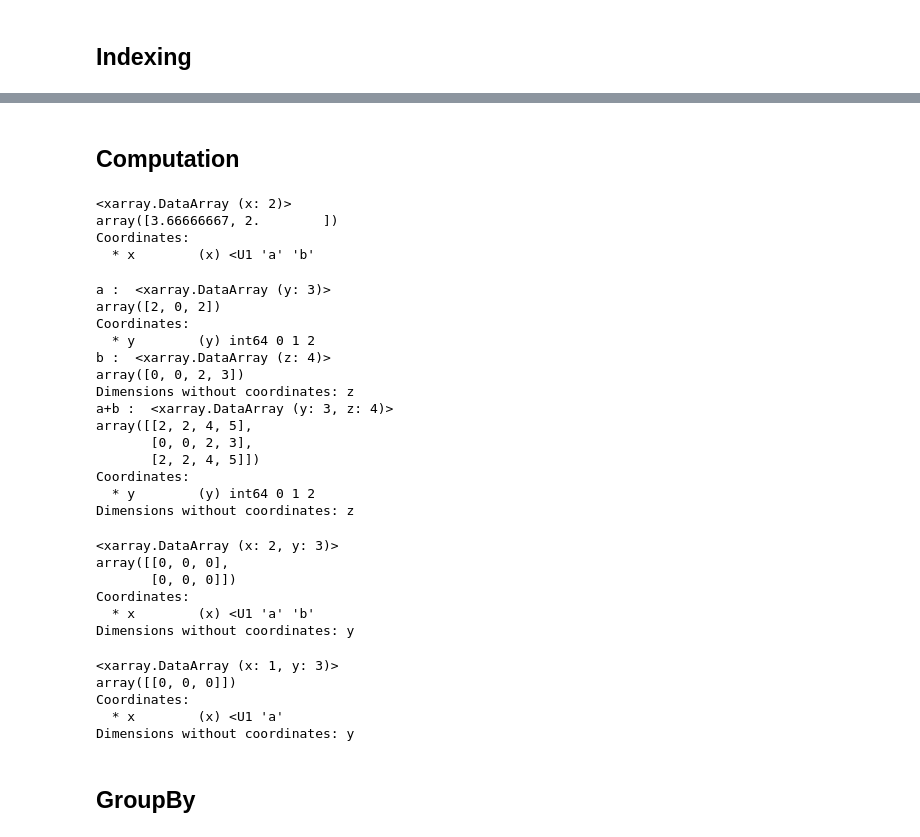
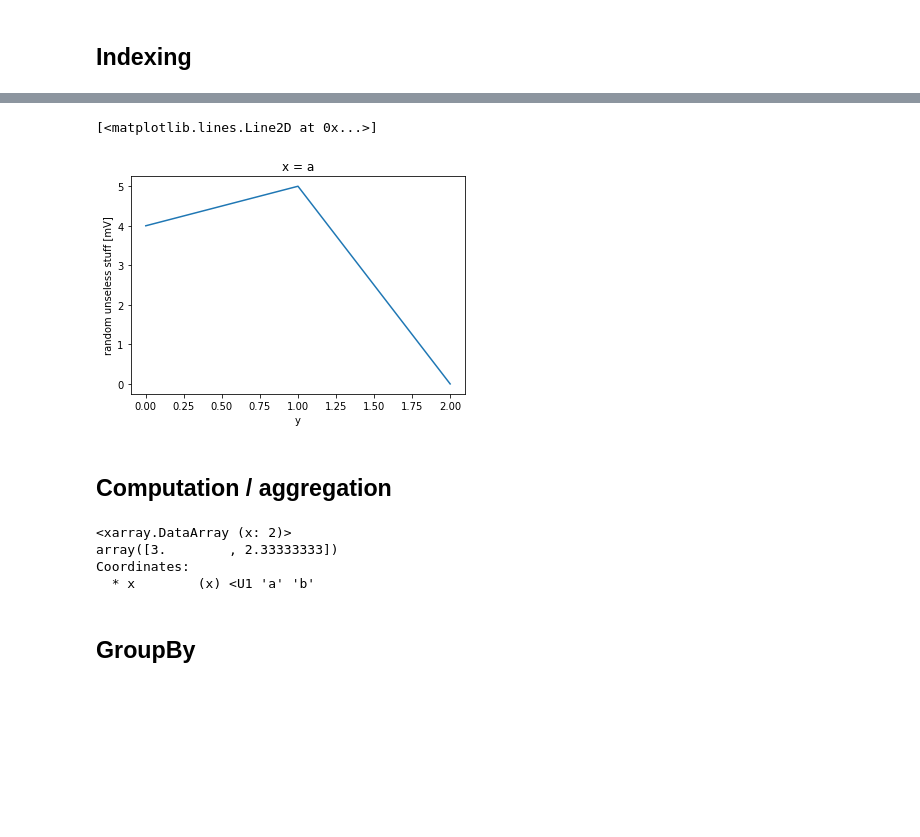
Before and after one commit to samuelgarcia/gdr_neuralnet_school_2021_day1_python, a Jupyter notebook: notebooks/xarray.ipynb, the cells around one changed output, grey strips where cells are left out. Saved outputs shown, nothing was run; the diff lists cells and outputs as text; code cells hidden in the pictures; blank space fills up the shorter version.

```diff
--- a/notebooks/xarray.ipynb
+++ b/notebooks/xarray.ipynb
@@ -64,0 +95,4 @@ Dimensions without coordinates: y
+# %%
+data.attrs['long_name'] = 'random unseless stuff'
+data.attrs['units'] = 'mV'
+data
@@ -65,58 +109,17 @@ Dimensions without coordinates: y
+# %%
+data.sel(x='a').plot()
+# %% [output]
+[<matplotlib.lines.Line2D at 0x...>]
+[figure, added]
 # %% [markdown]
-## Computation
+## Computation / aggregation
 # %%
-# très similaire numpy
-# data + 10
-# np.sin(data)
-# data.T
-# data.sum()
-
 # mais on peut utiliser les noms des axes au lieu de leur numéro
 data.mean(dim='y')
 # %% [output]
 <xarray.DataArray (x: 2)>
-array([3.66666667, 2.        ])
+array([3.        , 2.33333333])
 Coordinates:
   * x        (x) <U1 'a' 'b'
-# %%
-# Plus besoin de gerer l'ajout de nouvel ax (new_axis)
-a = xr.DataArray(np.random.randint(3, size=(3)), [data.coords['y']])
-b = xr.DataArray(np.random.randint(4, size=(4)), dims='z')
-
-print('a : ', a)
-print('b : ', b)
-print('a+b : ', a+b)
-# %% [output]
-a :  <xarray.DataArray (y: 3)>
-array([2, 0, 2])
-Coordinates:
-  * y        (y) int64 0 1 2
-b :  <xarray.DataArray (z: 4)>
-array([0, 0, 2, 3])
-Dimensions without coordinates: z
-a+b :  <xarray.DataArray (y: 3, z: 4)>
-array([[2, 2, 4, 5],
-       [0, 0, 2, 3],
-       [2, 2, 4, 5]])
-Coordinates:
-  * y        (y) int64 0 1 2
-Dimensions without coordinates: z
-# %%
-data - data.T
-# %% [output]
-<xarray.DataArray (x: 2, y: 3)>
-array([[0, 0, 0],
-       [0, 0, 0]])
-Coordinates:
-  * x        (x) <U1 'a' 'b'
-Dimensions without coordinates: y
-# %%
-data[:-1] - data[:1]
-# %% [output]
-<xarray.DataArray (x: 1, y: 3)>
-array([[0, 0, 0]])
-Coordinates:
-  * x        (x) <U1 'a'
-Dimensions without coordinates: y
 # %% [markdown]
 ## GroupBy
```
Also changed, not shown: parts of 30 cells of this notebook, 2 other files.
